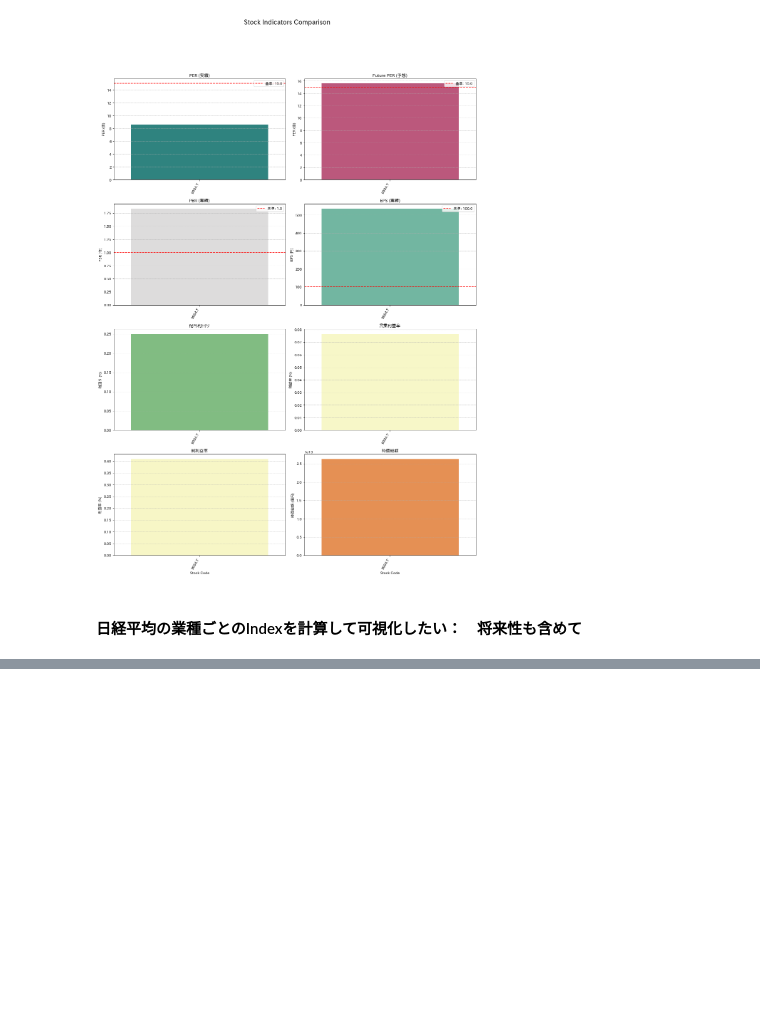
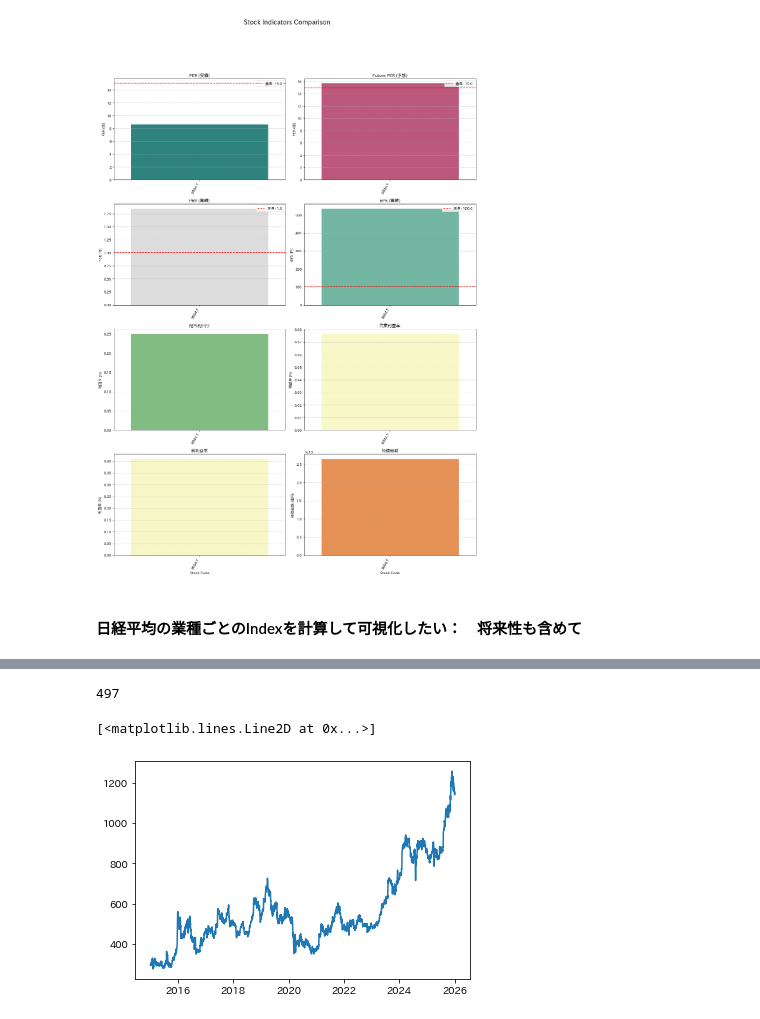
Before and after one commit to Kazuki-Yoshizawa7/Kazuki_module, a Jupyter notebook: Yfinance/02_yfinance.ipynb, the cells around one changed output, grey strips where cells are left out. Cells and saved outputs as stored; diff of their text form; code cells hidden in the pictures; blank space fills up the shorter version.

```diff
--- a/Yfinance/02_yfinance.ipynb
+++ b/Yfinance/02_yfinance.ipynb
@@ -31,0 +76,7 @@ nikkei = yf.download("^N225", start="2020-01-01", end="2025-12-31")
+# %%
+categories = ['TOPIX Mid400', 'TOPIX Large70', 'TOPIX Core30']
+
+tickers = df_list[df_list['ScaleCategory'].isin(categories)]['Code'].unique()
+tickers = tickers.astype(str).tolist()
+
+tickers
@@ -31,0 +105,30 @@ nikkei = yf.download("^N225", start="2020-01-01", end="2025-12-31")
+# %%
+def download_yf_daily(start="2015-01-01", end=None, chunk_size=50, tickers=['7203']):
+    """Download daily prices for tickers in manageable batches."""
+
+    tickers_yf = [f"{code}.T" for code in tickers]
+    frames = []
+    for i in range(0, len(tickers_yf), chunk_size):
+        batch = tickers_yf[i : i + chunk_size]
+        data = yf.download(
+            tickers=batch,
+            start=start,
+            end=end,
+            interval="1d",
+            auto_adjust=True,
+            progress=False,
+        )
+        if data.empty:
+            continue
+        if isinstance(data.columns, pd.MultiIndex):
+            batch_df = data.stack(level=-1).rename_axis(index=["Date", "Ticker"]).reset_index()
+        else:
+            batch_df = data.reset_index().assign(Ticker=batch[0])
+        frames.append(batch_df)
+
+    prices = pd.concat(frames, ignore_index=True) if frames else pd.DataFrame()
+    return prices
+
+df_ohlcv = download_yf_daily(tickers=tickers)
+df_ohlcv['Code'] = df_ohlcv['Ticker'].str[:4]
+df_ohlcv
@@ -31,0 +149,10 @@ nikkei = yf.download("^N225", start="2020-01-01", end="2025-12-31")
+# %%
+len(df_ohlcv['Code'].unique())
+# %% [output]
+497
+# %%
+example = df_ohlcv[df_ohlcv['Code']=='1332']
+plt.plot(example['Date'],example["Close"], label="Close Price")
+# %% [output]
+[<matplotlib.lines.Line2D at 0x...>]
+[figure, added]
```
Also changed, not shown: parts of 46 cells of this notebook, 3 other files.
